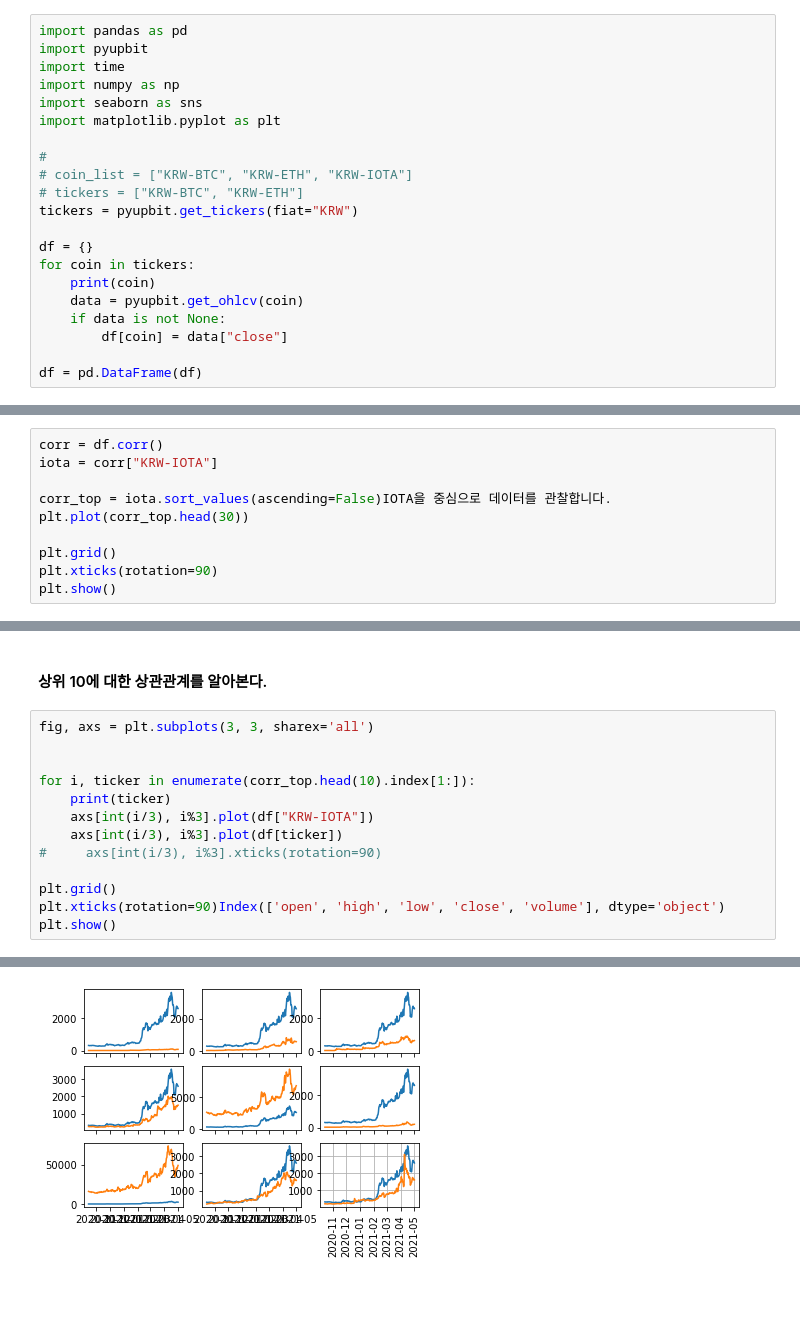
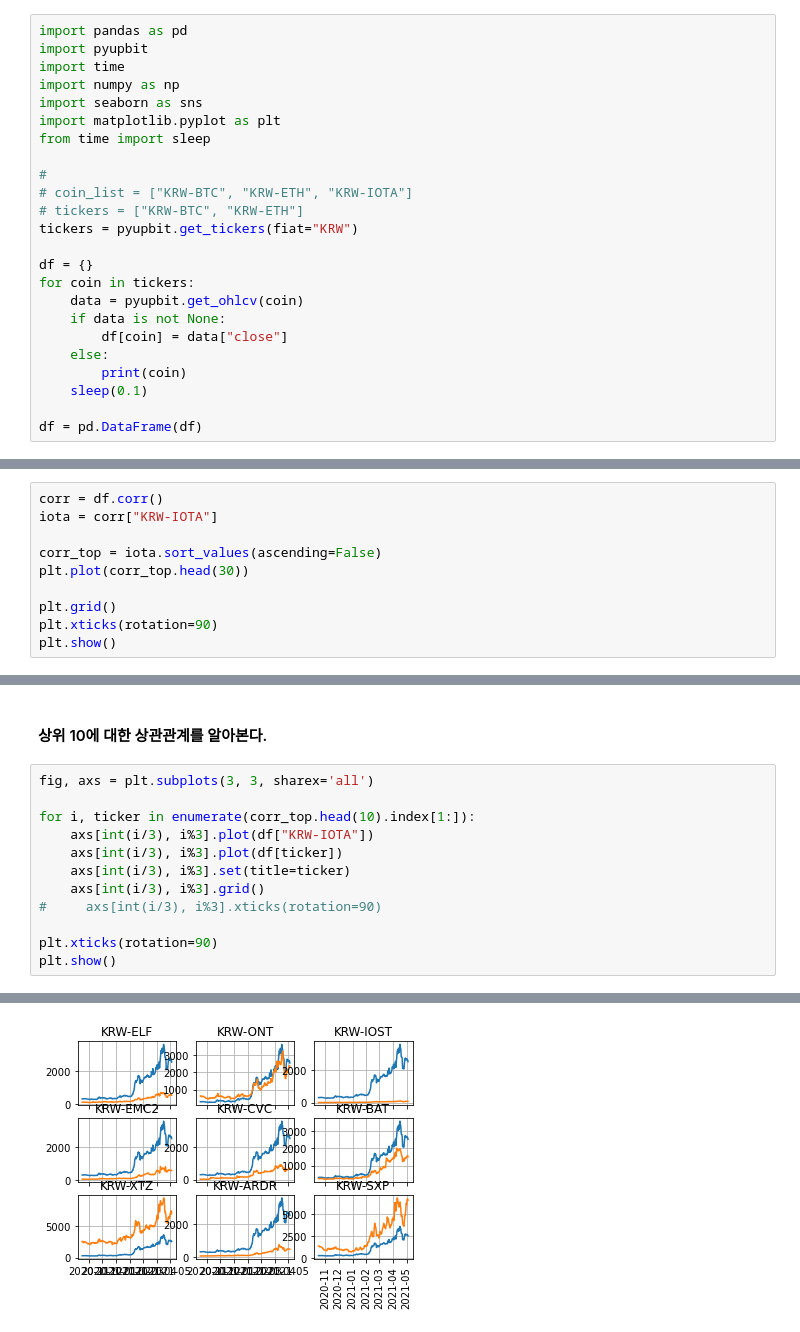
Before and after one commit to deokjoo/upbit, a Jupyter notebook: upbit01.ipynb, the cells around one changed output, grey strips where cells are left out. Saved outputs shown, nothing was run; the diff lists cells and outputs as text; blank space fills up the shorter version.

```diff
--- a/upbit01.ipynb
+++ b/upbit01.ipynb
@@ -17,6 +17,7 @@ import time
 import numpy as np
 import seaborn as sns
 import matplotlib.pyplot as plt
+from time import sleep
 
 #
 # coin_list = ["KRW-BTC", "KRW-ETH", "KRW-IOTA"]
@@ -25,9 +26,11 @@ tickers = pyupbit.get_tickers(fiat="KRW")
 
 df = {}
 for coin in tickers:
-    print(coin)
     data = pyupbit.get_ohlcv(coin)
     if data is not None:
         df[coin] = data["close"]
+    else:
+        print(coin)
+    sleep(0.1)
 
 df = pd.DataFrame(df)
@@ -83,7 +73,7 @@ plt.show()
 corr = df.corr()
 iota = corr["KRW-IOTA"]
 
-corr_top = iota.sort_values(ascending=False)IOTA을 중심으로 데이터를 관찰합니다.
+corr_top = iota.sort_values(ascending=False)
 plt.plot(corr_top.head(30))
 
 plt.grid()
@@ -96,14 +86,13 @@ plt.show()
 # %%
 fig, axs = plt.subplots(3, 3, sharex='all')
 
-
 for i, ticker in enumerate(corr_top.head(10).index[1:]):
-    print(ticker)
     axs[int(i/3), i%3].plot(df["KRW-IOTA"])
     axs[int(i/3), i%3].plot(df[ticker])
+    axs[int(i/3), i%3].set(title=ticker)
+    axs[int(i/3), i%3].grid()
 #     axs[int(i/3), i%3].xticks(rotation=90)
 
-plt.grid()
-plt.xticks(rotation=90)Index(['open', 'high', 'low', 'close', 'volume'], dtype='object')
+plt.xticks(rotation=90)
 plt.show()
 # %% [output]
@@ -119,3 +99,3 @@ KRW-GRS
-[figure, old version]
+[figure, new version]
 # %%
 plt.plot(df["KRW-IOTA"])
```
Also changed, not shown: parts of 8 cells of this notebook, 2 other files.
